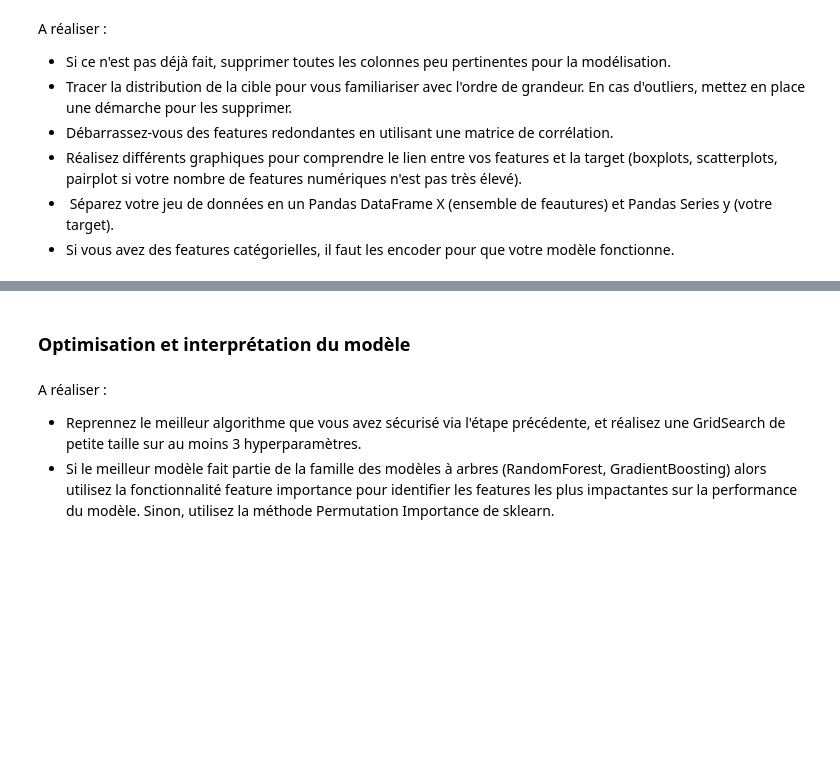
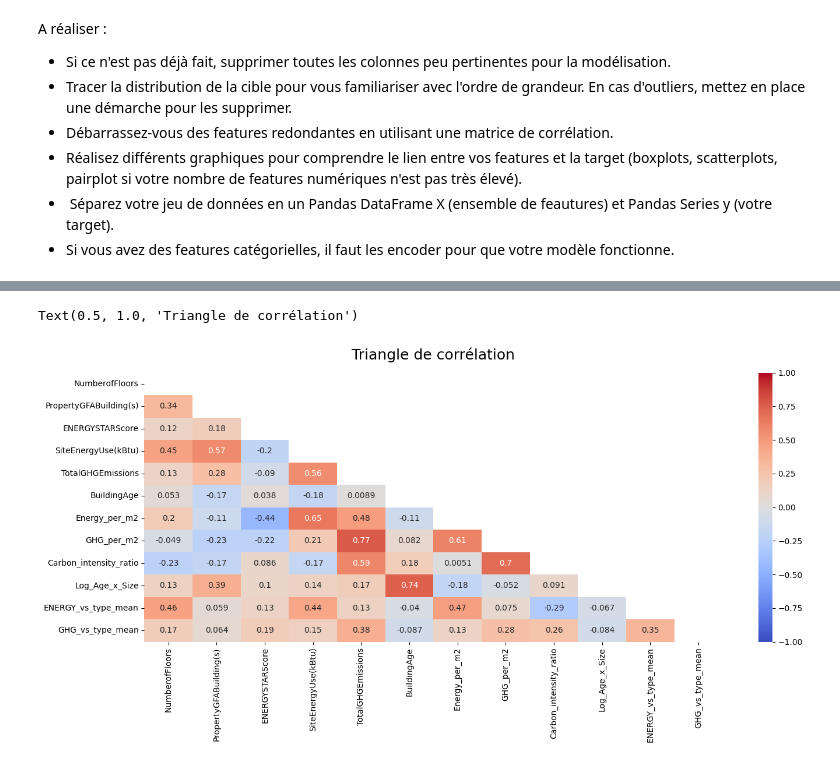
Before and after one commit to tgothie67-debug/6_Anticipez_les_besoins_en_consommation_de_batiments, a Jupyter notebook: template_modelistation_supervisee.ipynb, the cells around one changed output, grey strips where cells are left out. Cells and saved outputs as stored; diff of their text form; code cells hidden in the pictures; blank space fills up the shorter version.

Commit message:
Avancement du 27_02_2026 feature engineering terminé + début du modèle

```diff
--- a/template_modelistation_supervisee.ipynb
+++ b/template_modelistation_supervisee.ipynb
@@ -415,7 +415,3 @@ building_consumption_cleaned.head(5)
 | 29 | NonResidential | 1978 | 5 | 52210 | Hotel | 57.0 | ... |
 | 37 | SPS-District K-12 | 1990 | 2 | 54986 | K-12 School | 97.0 | ... |
 | 39 | NonResidential | 1961 | 2 | 94900 | Office | 57.0 | ... |
-# %%
-# Ajout de l'âge du bâtiment
-current_year = 2016
-building_consumption_cleaned["BuildingAge"] = current_year - building_consumption_cleaned["YearBuilt"]
@@ -421,0 +436,3 @@ building_consumption_cleaned["BuildingAge"] = current_year - building_consumptio
+# %%
+# Supprime les colonnes non pertinentes
+building_consumption_features = building_consumption_cleaned.drop(columns=['BuildingType', 'YearBuilt'])
@@ -449,6 +460,0 @@ A réaliser :
-# %% [markdown]
-### Optimisation et interprétation du modèle
-# %% [markdown]
-A réaliser :
-* Reprennez le meilleur algorithme que vous avez sécurisé via l'étape précédente, et réalisez une GridSearch de petite taille sur au moins 3 hyperparamètres.
-* Si le meilleur modèle fait partie de la famille des modèles à arbres (RandomForest, GradientBoosting) alors utilisez la fonctionnalité feature importance pour identifier les features les plus impactantes sur la performance du modèle. Sinon, utilisez la méthode Permutation Importance de sklearn.
@@ -456,0 +461,33 @@ A réaliser :
+# %%
+# ENCODAGE DES VARIABLES CATÉGORIELLES + DATAFRAME PAR ENERGY ET CO2
+
+# Consommation moyenne par type de bâtiment
+mean_energy_by_type = building_consumption_features.groupby("LargestPropertyUseType")["SiteEnergyUse(kBtu)"].mean()
+building_consumption_features["ENERGY_vs_type_mean"] = building_consumption_features["LargestPropertyUseType"].map(mean_energy_by_type)
+
+# Émission de CO2 moyen par type de bâtiment
+mean_ghg_by_type = building_consumption_features.groupby("LargestPropertyUseType")["TotalGHGEmissions"].mean()
+building_consumption_features["GHG_vs_type_mean"] = building_consumption_features["LargestPropertyUseType"].map(mean_ghg_by_type)
+
+# Supprime la variable catégorielle brute
+building_consumption_features = building_consumption_features.drop(columns=['LargestPropertyUseType'])
+# %%
+# Transformation logarithmique sur la colonne 'Age_x_Size' pour éviter les outliers
+building_consumption_features["Log_Age_x_Size"] = np.log(building_consumption_features["Age_x_Size"])
+# %%
+colonnes = ['NumberofFloors', 'PropertyGFABuilding(s)', 'ENERGYSTARScore',
+       'SiteEnergyUse(kBtu)', 'TotalGHGEmissions', 'BuildingAge',
+       'Energy_per_m2', 'GHG_per_m2', 'Carbon_intensity_ratio', 'Log_Age_x_Size',
+       'ENERGY_vs_type_mean', 'GHG_vs_type_mean']
+
+# Matrice de corrélation
+mask = np.triu(np.ones_like(building_consumption_features[colonnes].corr()))
+
+# Heatmap général
+plt.figure(figsize=(16, 6))
+mask = np.triu(np.ones_like(building_consumption_features[colonnes].corr()))
+heatmap = sns.heatmap(building_consumption_features[colonnes].corr(), mask=mask, vmin=-1, vmax=1, annot=True, cmap='coolwarm')
+heatmap.set_title('Triangle de corrélation', fontdict={'fontsize':18}, pad=16)
+# %% [output]
+Text(0.5, 1.0, 'Triangle de corrélation')
+[figure, added]
```
Also changed, not shown: parts of 17 cells of this notebook, 7 other files.
